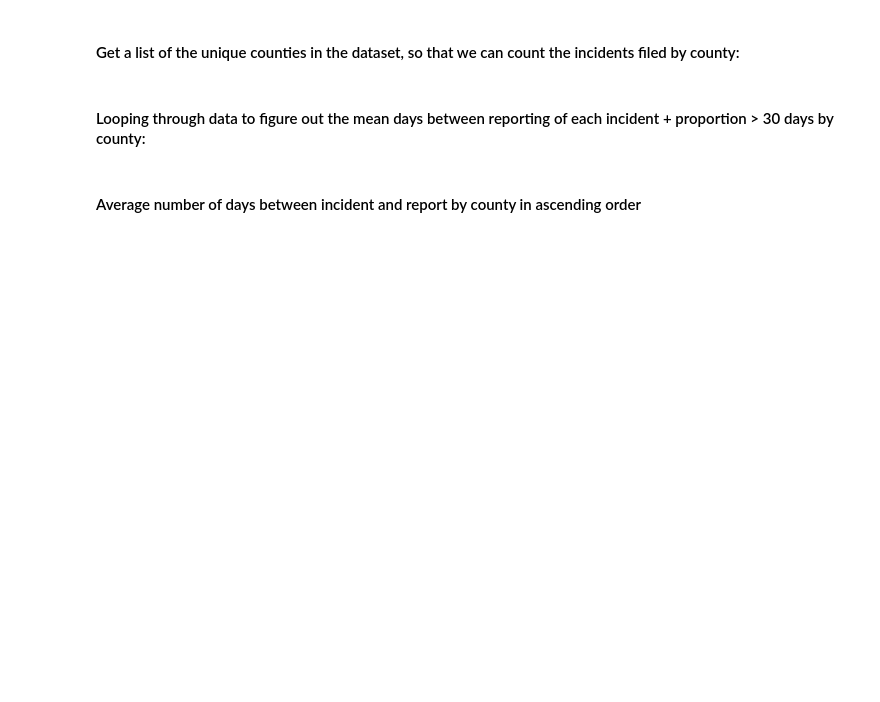
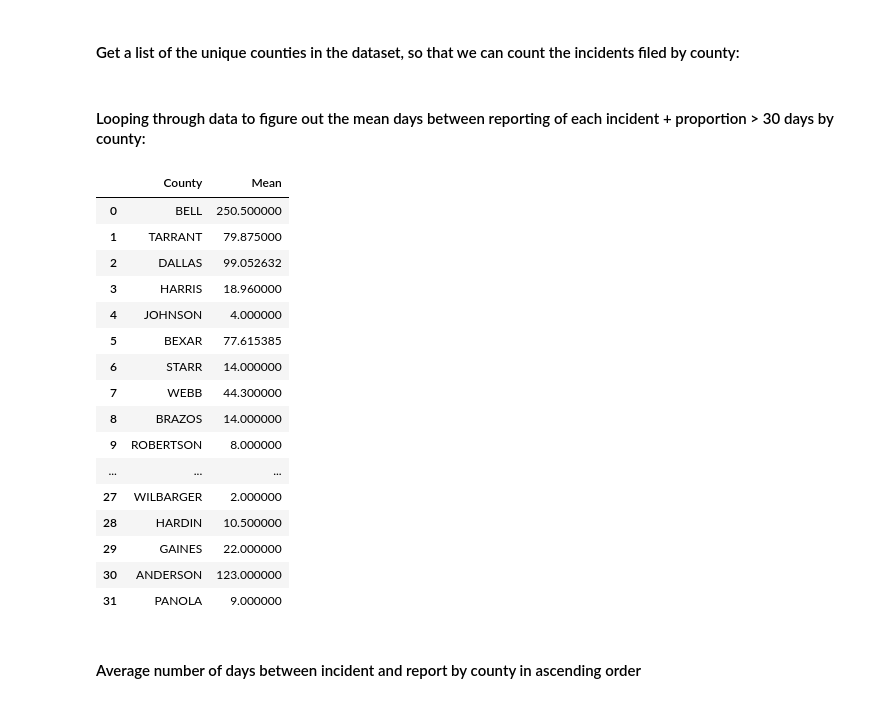
Before and after one commit to texas-justice-initiative/analysis, a Jupyter notebook: analyses/report_dates/date_report_diff.ipynb, the cells around one changed output. Saved outputs shown, nothing was run; the diff lists cells and outputs as text; code cells hidden in the pictures; blank space fills up the shorter version.

```diff
--- a/analyses/report_dates/date_report_diff.ipynb
+++ b/analyses/report_dates/date_report_diff.ipynb
@@ -466,30 +449,34 @@ off_county_list = list(off_shot_notnan['incident_county'].unique())
 # %% [markdown]
 #### Looping through data to figure out the mean days between reporting of each incident + proportion > 30 days by county:
 # %%
-mean_count_list = []
-over_count_list = []
+county_count_list = []
 for n in range(len(off_county_list)-1):
     this_county = off_county_list[n]
     this_county_data = off_shot.loc[off_shot['incident_county'] == this_county]
-    this_county_total = len(this_county_data) #total incidents
+    this_county_date_mean = np.nanmean(this_county_data['date_count'])
+    county_count_list.append({'County': this_county, 'Mean': this_county_date_mean})
 
-    this_county_date_mean = np.mean(this_county_data['date_count'])
-    mean_count_list.append({'County': this_county, 'Mean': this_county_date_mean})
-    mean_count_df = pd.DataFrame(mean_count_list)
-
-    tally_over_30 = []
-    for t in range(this_county_total):
-        this_city_count = this_county_data.iloc[t-1].date_count
-
-        if this_city_count > 30:
-            tally_over_30.append(1)
-        else:
-            tally_over_30.append(0)
-
-    total_over_30 = np.sum(tally_over_30)
-    prop_over_30 = np.mean(tally_over_30)
-    over_count_list.append({'County': this_county, 'Total_Over30': total_over_30, 'Total': this_county_total, 'Prop_Over30': prop_over_30})
-    over_off_count_df = pd.DataFrame(over_count_list)
+off_county_df = pd.DataFrame(county_count_list)
+# %%
+off_county_df
+# %% [output]
+|  | County | Mean |
+| 0 | BELL | 250.500000 |
+| 1 | TARRANT | 79.875000 |
+| 2 | DALLAS | 99.052632 |
+| 3 | HARRIS | 18.960000 |
+| 4 | JOHNSON | 4.000000 |
+| 5 | BEXAR | 77.615385 |
+| 6 | STARR | 14.000000 |
+| 7 | WEBB | 44.300000 |
+| 8 | BRAZOS | 14.000000 |
+| 9 | ROBERTSON | 8.000000 |
+| ... | ... | ... |
+| 27 | WILBARGER | 2.000000 |
+| 28 | HARDIN | 10.500000 |
+| 29 | GAINES | 22.000000 |
+| 30 | ANDERSON | 123.000000 |
+| 31 | PANOLA | 9.000000 |
 # %% [markdown]
 #### Average number of days between incident and report by county in ascending order
 # %%
```
Also changed, not shown: parts of 21 cells of this notebook.
